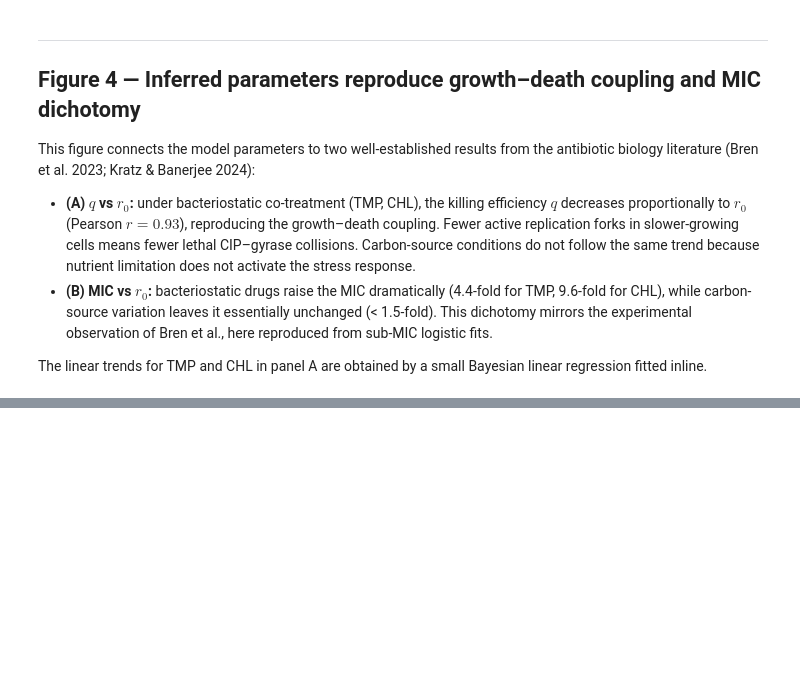
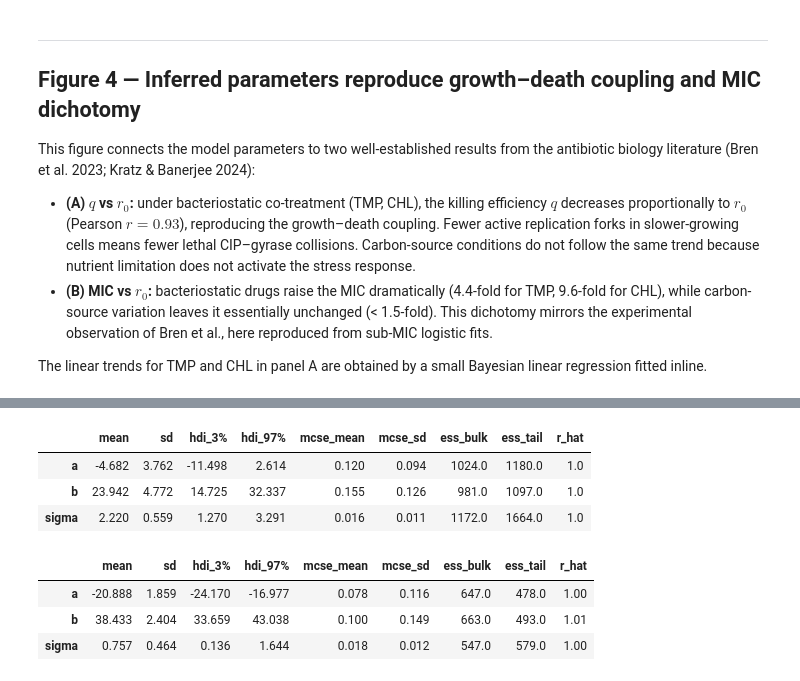
Before and after one commit to PabloCatalan/ciprofloxacin, a Jupyter notebook: main_figures.ipynb, the cells around one changed output, grey strips where cells are left out. Cells and saved outputs as stored; diff of their text form; code cells hidden in the pictures; blank space fills up the shorter version.

```diff
--- a/main_figures.ipynb
+++ b/main_figures.ipynb
@@ -344,8 +350,8 @@ dfTMP = df[df.medium == 'TMP']
 with pm.Model() as generative_model:
     x = pm.Data("r0", dfTMP.r0_mean)
     y = pm.Data("q",  dfTMP.q_mean)
-    a     = pm.Normal('a', sigma=10)
-    b     = pm.Normal('b', sigma=10)
+    a     = pm.Normal('a', sigma=40)
+    b     = pm.Normal('b', sigma=40)
     sigma = pm.HalfNormal('sigma')
     likelihood = pm.Normal("y_obs", mu=line(x, a, b), sigma=sigma, observed=y)
     idataTMP = pm.sample(draws=1000, tune=2000, target_accept=0.95,
@@ -356,8 +362,8 @@ dfCHL = df[df.medium == 'CHL']
 with pm.Model() as generative_model:
     x = pm.Data("r0", dfCHL.r0_mean)
     y = pm.Data("q",  dfCHL.q_mean)
-    a     = pm.Normal('a', sigma=10)
-    b     = pm.Normal('b', sigma=10)
+    a     = pm.Normal('a', sigma=40)
+    b     = pm.Normal('b', sigma=40)
     sigma = pm.HalfNormal('sigma')
     likelihood = pm.Normal("y_obs", mu=a + b * x, sigma=sigma, observed=y)
     idataCHL = pm.sample(draws=1000, tune=2000, target_accept=0.95,
@@ -365,6 +385,19 @@ with pm.Model() as generative_model:
 # %%
 # Optional: quick summary of the TMP linear regression coefficients
 az.summary(idataTMP)
+# %% [output]
+|  | mean | sd | hdi_3% | hdi_97% | mcse_mean | mcse_sd | ess_bulk | ess_tail | r_hat |
+| a | -4.682 | 3.762 | -11.498 | 2.614 | 0.120 | 0.094 | 1024.0 | 1180.0 | 1.0 |
+| b | 23.942 | 4.772 | 14.725 | 32.337 | 0.155 | 0.126 | 981.0 | 1097.0 | 1.0 |
+| sigma | 2.220 | 0.559 | 1.270 | 3.291 | 0.016 | 0.011 | 1172.0 | 1664.0 | 1.0 |
+# %%
+# Optional: quick summary of the CHL linear regression coefficients
+az.summary(idataCHL)
+# %% [output]
+|  | mean | sd | hdi_3% | hdi_97% | mcse_mean | mcse_sd | ess_bulk | ess_tail | r_hat |
+| a | -20.888 | 1.859 | -24.170 | -16.977 | 0.078 | 0.116 | 647.0 | 478.0 | 1.00 |
+| b | 38.433 | 2.404 | 33.659 | 43.038 | 0.100 | 0.149 | 663.0 | 493.0 | 1.01 |
+| sigma | 0.757 | 0.464 | 0.136 | 1.644 | 0.018 | 0.012 | 547.0 | 579.0 | 1.00 |
 # %%
 fig, (ax1, ax2) = plt.subplots(1, 2, figsize=(14, 6))
 
```
Also changed, not shown: parts of 5 cells of this notebook, 2 other files.
